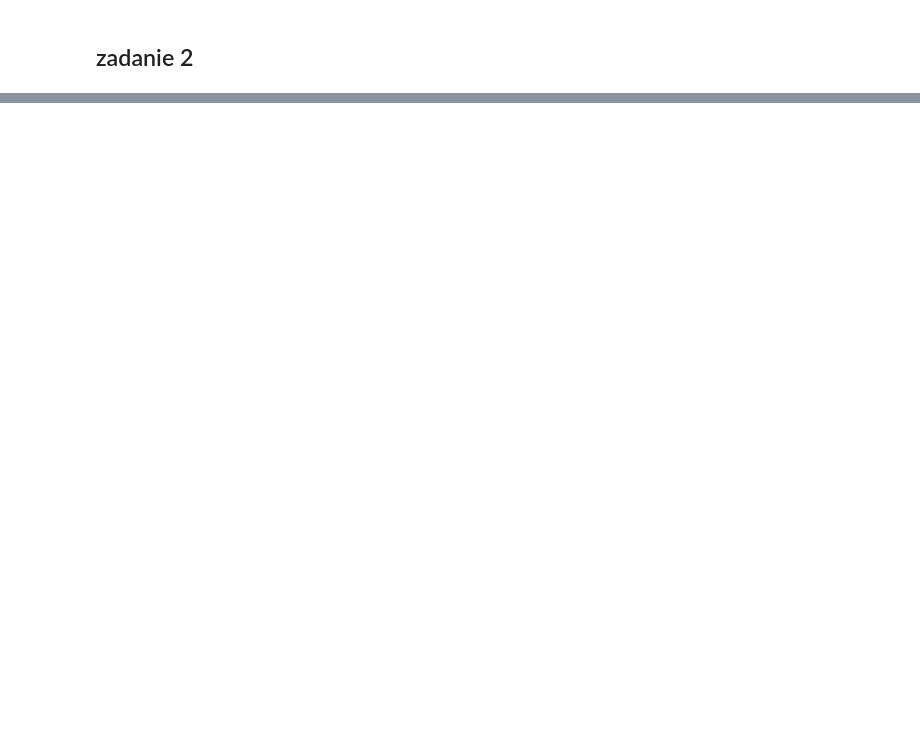
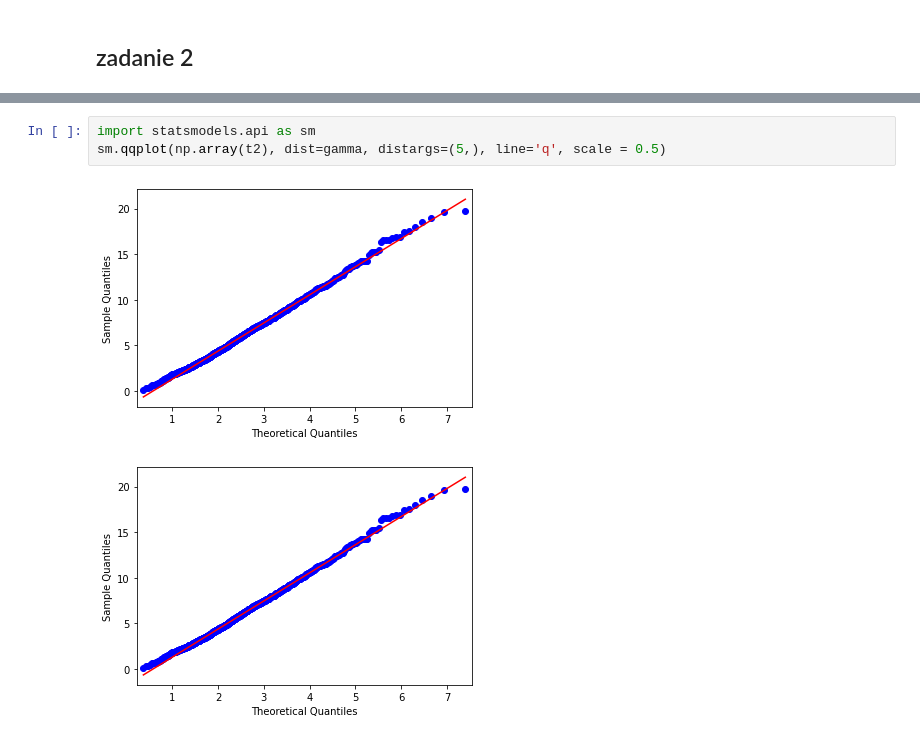
Before and after one commit to MariaNowacka/4-semestr, a Jupyter notebook: symulacje/Nowacka_Lista3.ipynb, the cells around one changed output, grey strips where cells are left out. Saved outputs shown, nothing was run; the diff lists cells and outputs as text; blank space fills up the shorter version.

```diff
--- a/symulacje/Nowacka_Lista3.ipynb
+++ b/symulacje/Nowacka_Lista3.ipynb
@@ -62,0 +90,6 @@ plt.plot(xs, [f_g(x) for x in xs])
+# %%
+import statsmodels.api as sm
+sm.qqplot(np.array(t2), dist=gamma, distargs=(5,), line='q', scale = 0.5)
+# %% [output]
+[figure, added]
+[figure, added]
```
Also changed, not shown: parts of 19 cells of this notebook.
